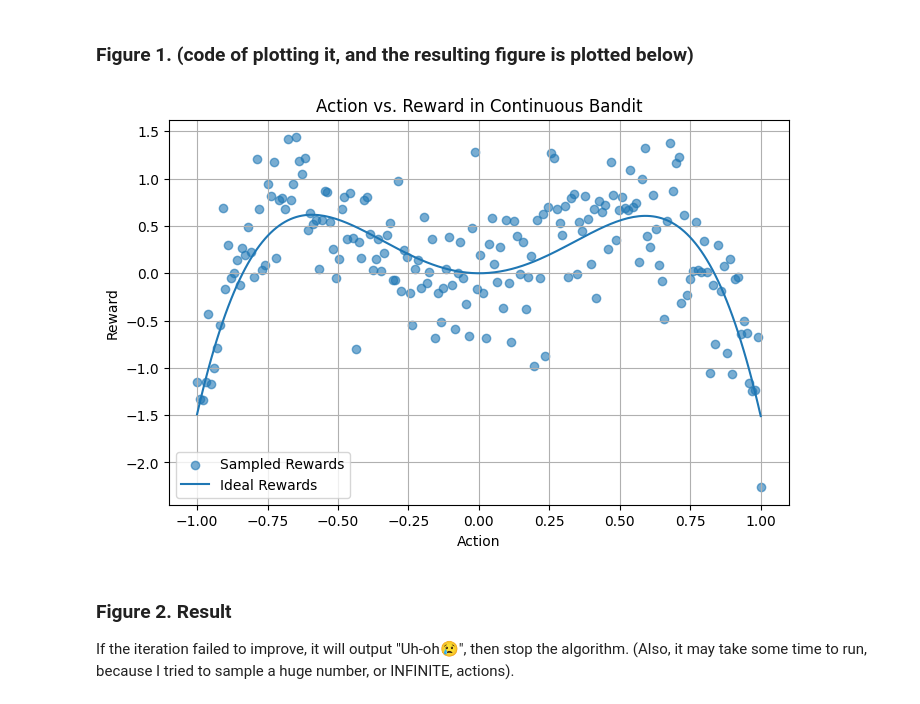
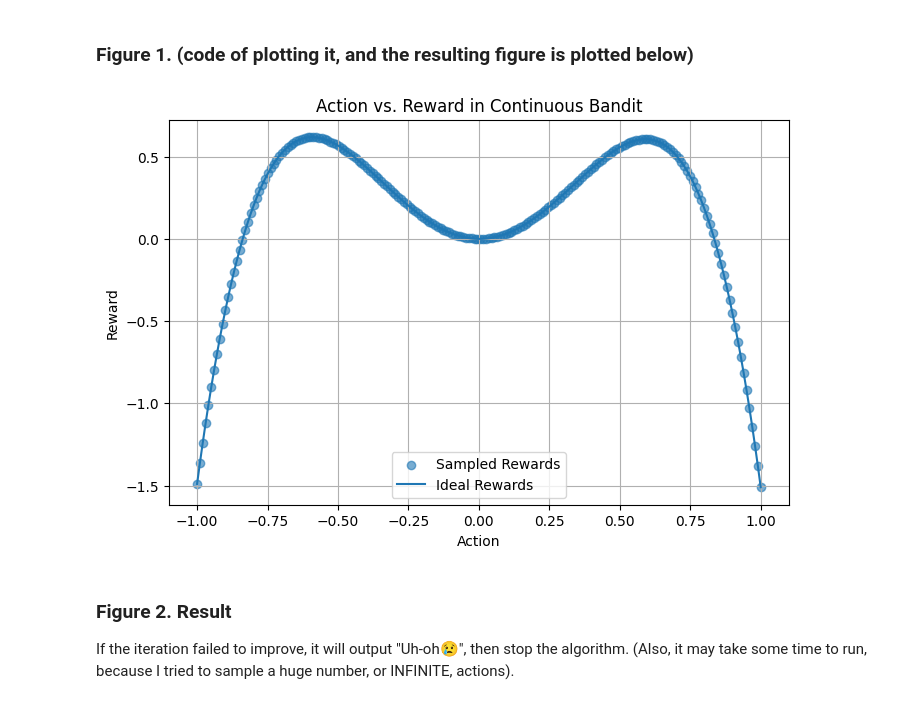
Before and after one commit to 248lee/CEM, a Jupyter notebook: CEM_C_Bandit.ipynb, the cells around one changed output. Drawn from its saved outputs; the diff is of its cells as text; code cells hidden in the pictures.

```diff
--- a/CEM_C_Bandit.ipynb
+++ b/CEM_C_Bandit.ipynb
@@ -12,24 +13,25 @@ This code is aimed to observe whether the CEM method proposed in the slides will
 ### Figure 1. (code of plotting it, and the resulting figure is plotted below)
 # %%
 reward_disturb = np.random.default_rng()
-reward_disturb_std = 0.5
+reward_disturb_std = 0.0
 def c_bandit(action, reward_disturb_std=0):
     reward = reward_disturb.normal(-5 * action**4 + 3.5 * action**2 - 0.01 * action, reward_disturb_std)
+    # reward = reward_disturb.normal(np.sin(action) - 0.03 * np.abs(action - 6), reward_disturb_std)
     return reward
 
 # Generate actions in the range [-1, 1]
 actions = np.linspace(-1, 1, 200)
 rewards = [c_bandit(a, reward_disturb_std) for a in actions]
 
 # Plotting
 plt.figure(figsize=(8, 5))
 plt.scatter(actions, rewards, alpha=0.6, label="Sampled Rewards")
 plt.plot(actions, [c_bandit(a) for a in actions], label="Ideal Rewards")
 plt.title("Action vs. Reward in Continuous Bandit")
 plt.xlabel("Action")
 plt.ylabel("Reward")
 plt.grid(True)
 plt.legend()
 plt.show()
 # %% [output]
-[figure, old version]
+[figure, new version]
```
Also changed, not shown: parts of 9 cells of this notebook, 1 other file.
